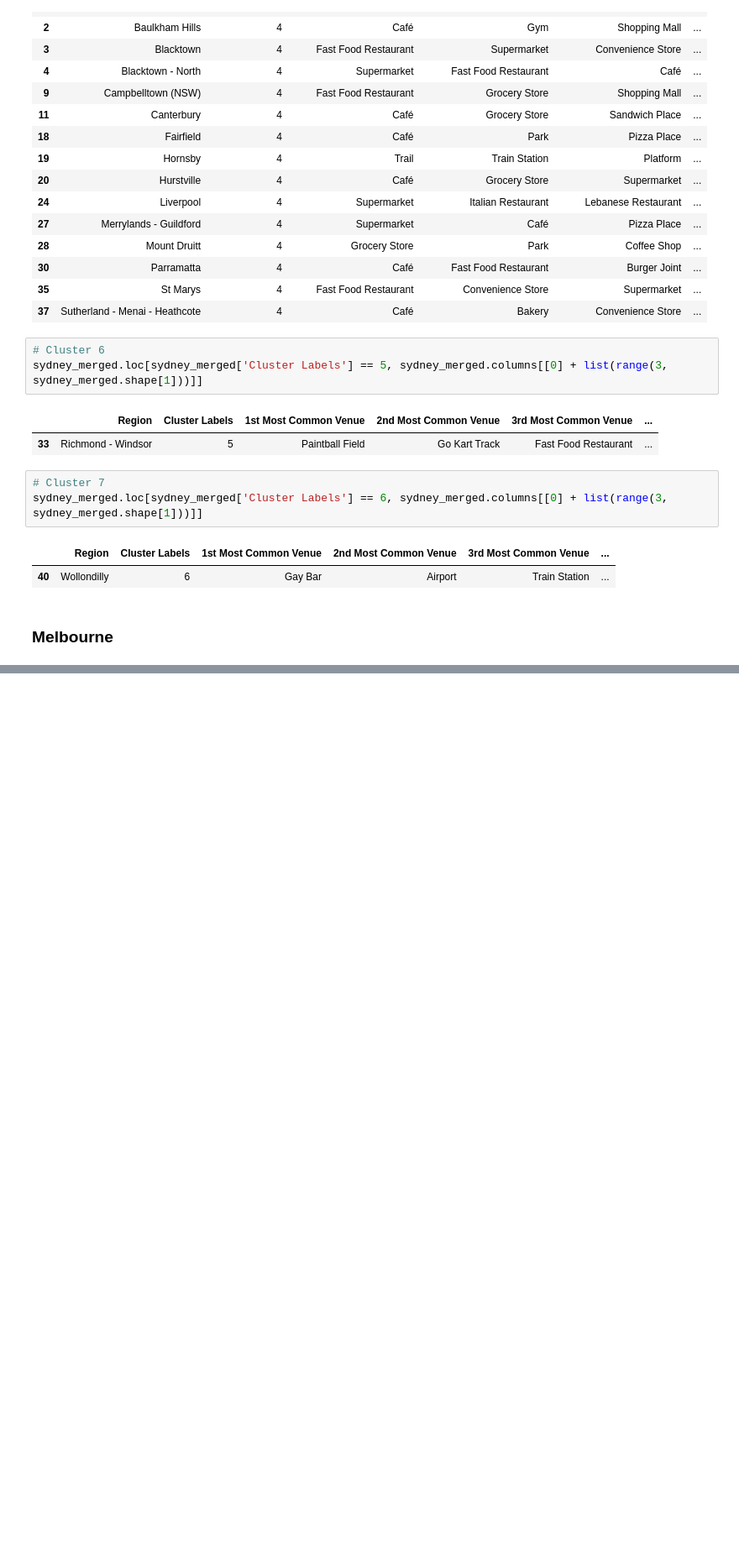
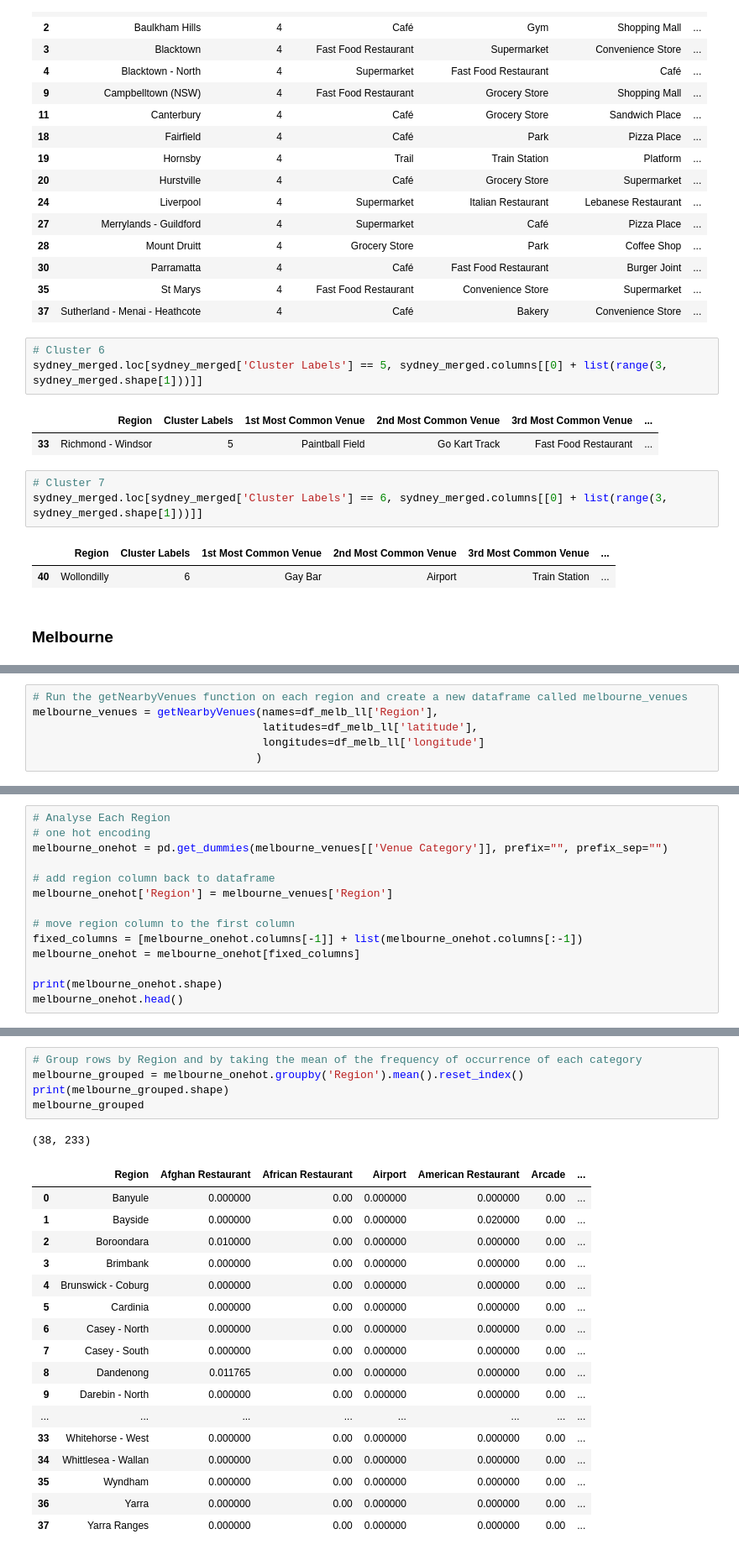
Before and after one commit to janelleamet/Coursera_Capstone, a Jupyter notebook: Applied Data Science Capstone.ipynb, the cells around one changed output, grey strips where cells are left out. Shown at 84% size. Drawn from its saved outputs; the diff is of its cells as text; blank space fills up the shorter version.

```diff
--- a/Applied Data Science Capstone.ipynb
+++ b/Applied Data Science Capstone.ipynb
@@ -618,0 +650,6 @@ sydney_merged.loc[sydney_merged['Cluster Labels'] == 6, sydney_merged.columns[[0
+# %%
+# Run the getNearbyVenues function on each region and create a new dataframe called melbourne_venues
+melbourne_venues = getNearbyVenues(names=df_melb_ll['Region'],
+                                   latitudes=df_melb_ll['latitude'],
+                                   longitudes=df_melb_ll['longitude']
+                                  )
@@ -618,0 +748,14 @@ sydney_merged.loc[sydney_merged['Cluster Labels'] == 6, sydney_merged.columns[[0
+# %%
+# Analyse Each Region
+# one hot encoding
+melbourne_onehot = pd.get_dummies(melbourne_venues[['Venue Category']], prefix="", prefix_sep="")
+
+# add region column back to dataframe
+melbourne_onehot['Region'] = melbourne_venues['Region']
+
+# move region column to the first column
+fixed_columns = [melbourne_onehot.columns[-1]] + list(melbourne_onehot.columns[:-1])
+melbourne_onehot = melbourne_onehot[fixed_columns]
+
+print(melbourne_onehot.shape)
+melbourne_onehot.head()
@@ -618,0 +770,24 @@ sydney_merged.loc[sydney_merged['Cluster Labels'] == 6, sydney_merged.columns[[0
+# %%
+# Group rows by Region and by taking the mean of the frequency of occurrence of each category
+melbourne_grouped = melbourne_onehot.groupby('Region').mean().reset_index()
+print(melbourne_grouped.shape)
+melbourne_grouped
+# %% [output]
+(38, 233)
+|  | Region | Afghan Restaurant | African Restaurant | Airport | American Restaurant | Arcade | ... |
+| 0 | Banyule | 0.000000 | 0.00 | 0.000000 | 0.000000 | 0.00 | ... |
+| 1 | Bayside | 0.000000 | 0.00 | 0.000000 | 0.020000 | 0.00 | ... |
+| 2 | Boroondara | 0.010000 | 0.00 | 0.000000 | 0.000000 | 0.00 | ... |
+| 3 | Brimbank | 0.000000 | 0.00 | 0.000000 | 0.000000 | 0.00 | ... |
+| 4 | Brunswick - Coburg | 0.000000 | 0.00 | 0.000000 | 0.000000 | 0.00 | ... |
+| 5 | Cardinia | 0.000000 | 0.00 | 0.000000 | 0.000000 | 0.00 | ... |
+| 6 | Casey - North | 0.000000 | 0.00 | 0.000000 | 0.000000 | 0.00 | ... |
+| 7 | Casey - South | 0.000000 | 0.00 | 0.000000 | 0.000000 | 0.00 | ... |
+| 8 | Dandenong | 0.011765 | 0.00 | 0.000000 | 0.000000 | 0.00 | ... |
+| 9 | Darebin - North | 0.000000 | 0.00 | 0.000000 | 0.000000 | 0.00 | ... |
+| ... | ... | ... | ... | ... | ... | ... | ... |
+| 33 | Whitehorse - West | 0.000000 | 0.00 | 0.000000 | 0.000000 | 0.00 | ... |
+| 34 | Whittlesea - Wallan | 0.000000 | 0.00 | 0.000000 | 0.000000 | 0.00 | ... |
+| 35 | Wyndham | 0.000000 | 0.00 | 0.000000 | 0.000000 | 0.00 | ... |
+| 36 | Yarra | 0.000000 | 0.00 | 0.000000 | 0.000000 | 0.00 | ... |
+| 37 | Yarra Ranges | 0.000000 | 0.00 | 0.000000 | 0.000000 | 0.00 | ... |
```
Also changed, not shown: parts of 20 cells of this notebook.
